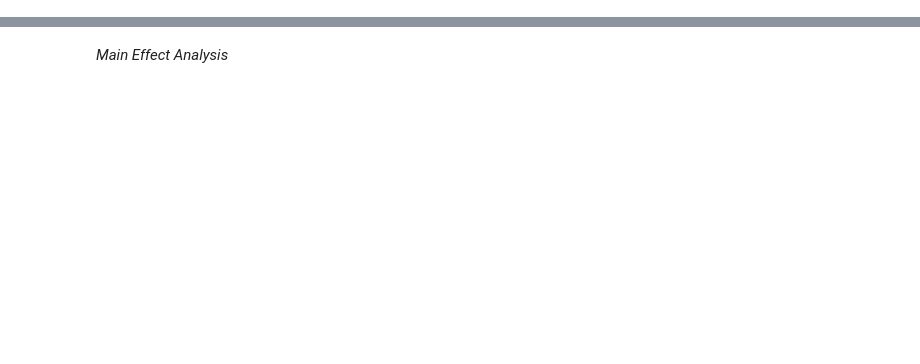
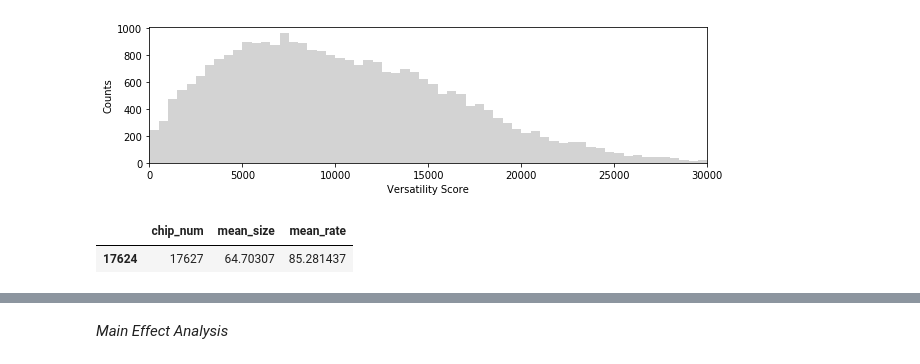
Before and after one commit to CIDARLAB/DAFD, a Jupyter notebook: versatility_analysis.ipynb, the cells around one changed output, grey strips where cells are left out. Cells and saved outputs as stored; diff of their text form; code cells hidden in the pictures; blank space fills up the shorter version.

```diff
--- a/versatility_analysis.ipynb
+++ b/versatility_analysis.ipynb
@@ -30,10 +9,10 @@ R square (R^2) for Train:                 0.953238
 # %%
 # Load datasets to be used for analysis
-chips = pd.read_csv("data/20210420_versatility_results_dripping.csv")
-all_results = pd.read_csv("data/20210419_all_data_working.csv")
+chips = pd.read_csv("data/20220520_versatility_noCutoff/20220520_versatility_results_dripping.csv")
+all_results = pd.read_csv("20220520_allData.csv")
 
 # Filter results manually
 all_results = all_results.loc[all_results["regime"] == 1, :]
-all_results = all_results.loc[all_results["diff"] < 50, :]
-chips = chips.loc[chips["score"] != -1,:]
+#all_results = all_results.loc[all_results["diff"] < 50, :]
+#chips = chips.loc[chips["score"] != -1,:]
 chips = chips.sort_values("score")
@@ -39,0 +21,14 @@ chips = chips.sort_values("score")
+# %%
+import matplotlib
+bin_range = [0,30000]
+plt.figure(figsize=[10,2.5])
+plt.hist(chips.score, bins=60, range=bin_range, color="#d3d3d3")
+plt.xlim([0,30000])
+plt.xlabel("Versatility Score")
+plt.ylabel("Counts")
+
+matplotlib.rcParams['pdf.fonttype'] = 42
+matplotlib.rcParams['ps.fonttype'] = 42
+plt.savefig("20220609_versatility_distribution.pdf")
+# %% [output]
+[figure, added]
@@ -39,0 +42,5 @@ chips = chips.sort_values("score")
+# %%
+df_means.loc[df_means.chip_num==17627,:]
+# %% [output]
+|  | chip_num | mean_size | mean_rate |
+| 17624 | 17627 | 64.70307 | 85.281437 |
```
Also changed, not shown: parts of 26 cells of this notebook, 11 other files.
